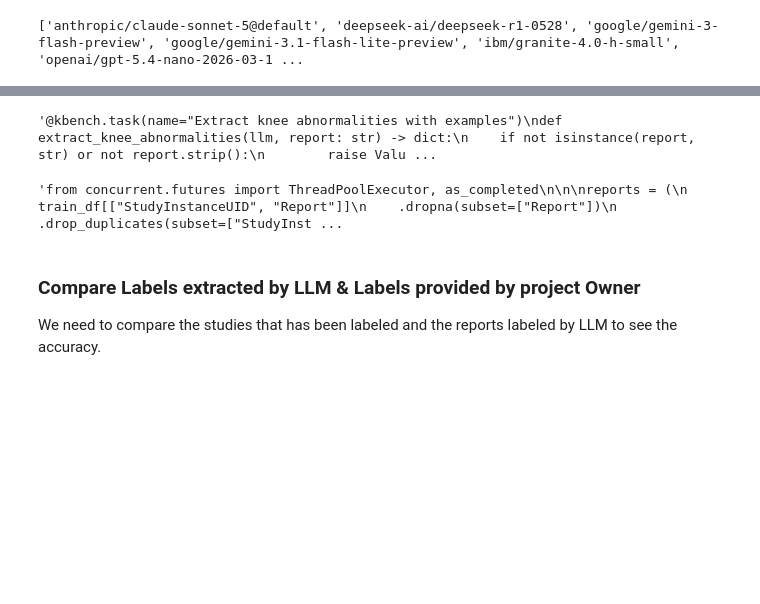
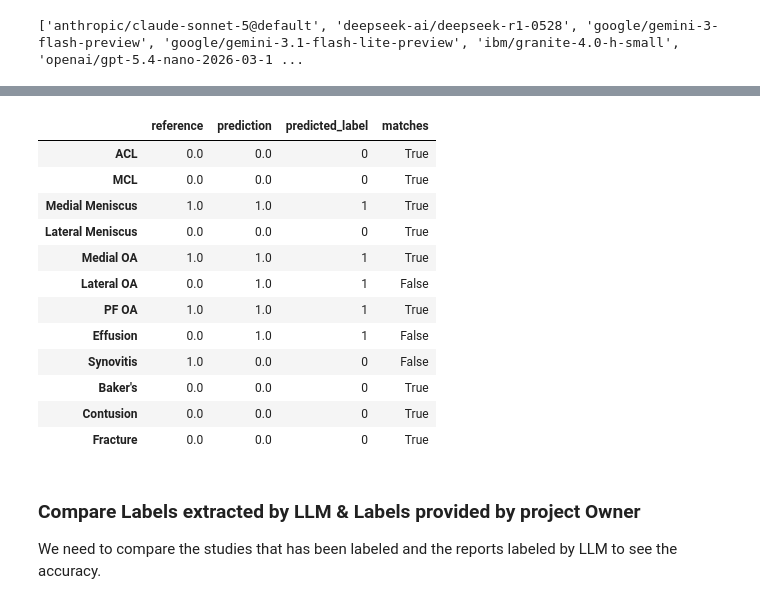
Before and after one commit to NimaNIKOOKAR/RSNA_Knee_Abnormality_Detection, a Jupyter notebook: notebook/rsna_analysis.ipynb, the cells around one changed output, grey strips where cells are left out. Saved outputs shown, nothing was run; the diff lists cells and outputs as text; code cells hidden in the pictures; blank space fills up the shorter version.

Commit message:
check the evaluation result

```diff
--- a/notebook/rsna_analysis.ipynb
+++ b/notebook/rsna_analysis.ipynb
@@ -396,5 +411,5 @@ EXAMPLES_TEXT = build_examples(example_studies)
 # %%
-'''@kbench.task(name="Extract knee abnormalities with examples")
+@kbench.task(name="Extract knee abnormalities with examples")
 def extract_knee_abnormalities(llm, report: str) -> dict:
     if not isinstance(report, str) or not report.strip():
         raise ValueError("Report must be a non-empty string.")
@@ -454,36 +469,46 @@ TARGET REPORT:
         output[FIELD_TO_COLUMN[field]] = float(value)
 
     return output
-
-study = evaluation_studies.iloc[1]
-
-prediction = extract_knee_abnormalities(
-    llm=kbench.llms["openai/gpt-5.4-nano-2026-03-17"],
-    report=study["Report"],
-)
-
-comparison = pd.DataFrame({
-    "reference": study[LABELS].astype(float),
-    "prediction": pd.Series(prediction),
-})
-
-comparison["predicted_label"] = (
-    comparison["prediction"] >= 0.5
-).astype(int)
-
-comparison["matches"] = (
-    comparison["reference"] == comparison["predicted_label"]
-)
-
-display(comparison)'''
-# %% [output]
-'@kbench.task(name="Extract knee abnormalities with examples")\ndef extract_knee_abnormalities(llm, report: str) -> dict:\n    if not isinstance(report, str) or not report.strip():\n        raise Valu ...
+# %%
+study = evaluation_studies.iloc[1]
+
+prediction = extract_knee_abnormalities(
+    llm=kbench.llms["openai/gpt-5.4-nano-2026-03-17"],
+    report=study["Report"],
+)
+
+comparison = pd.DataFrame({
+    "reference": study[LABELS].astype(float),
+    "prediction": pd.Series(prediction),
+})
+
+comparison["predicted_label"] = (
+    comparison["prediction"] >= 0.5
+).astype(int)
+
+comparison["matches"] = (
+    comparison["reference"] == comparison["predicted_label"]
+)
+
+display(comparison)
+# %% [output]
+|  | reference | prediction | predicted_label | matches |
+| ACL | 0.0 | 0.0 | 0 | True |
+| MCL | 0.0 | 0.0 | 0 | True |
+| Medial Meniscus | 1.0 | 1.0 | 1 | True |
+| Lateral Meniscus | 0.0 | 0.0 | 0 | True |
+| Medial OA | 1.0 | 1.0 | 1 | True |
+| Lateral OA | 0.0 | 1.0 | 1 | False |
+| PF OA | 1.0 | 1.0 | 1 | True |
+| Effusion | 0.0 | 1.0 | 1 | False |
+| Synovitis | 1.0 | 0.0 | 0 | False |
+| Baker's | 0.0 | 0.0 | 0 | True |
+| Contusion | 0.0 | 0.0 | 0 | True |
+| Fracture | 0.0 | 0.0 | 0 | True |
 # %%
-"""from concurrent.futures import ThreadPoolExecutor, as_completed
-
 
 reports = (
-    train_df[["StudyInstanceUID", "Report"]]
+    knee_df[["StudyInstanceUID", "Report"]]
     .dropna(subset=["Report"])
     .drop_duplicates(subset=["StudyInstanceUID"])
 )
@@ -537,9 +562,7 @@ print(
     flush=True,
 )
 
-display(results_df)"""
+display(results_df)
-# %% [output]
-'from concurrent.futures import ThreadPoolExecutor, as_completed\n\n\nreports = (\n    train_df[["StudyInstanceUID", "Report"]]\n    .dropna(subset=["Report"])\n    .drop_duplicates(subset=["StudyInst ...
 # %%
 # results_df.to_csv("../data/reports_extract.csv")
 # %%
```
Also changed, not shown: parts of 19 cells of this notebook, 1 other file.
